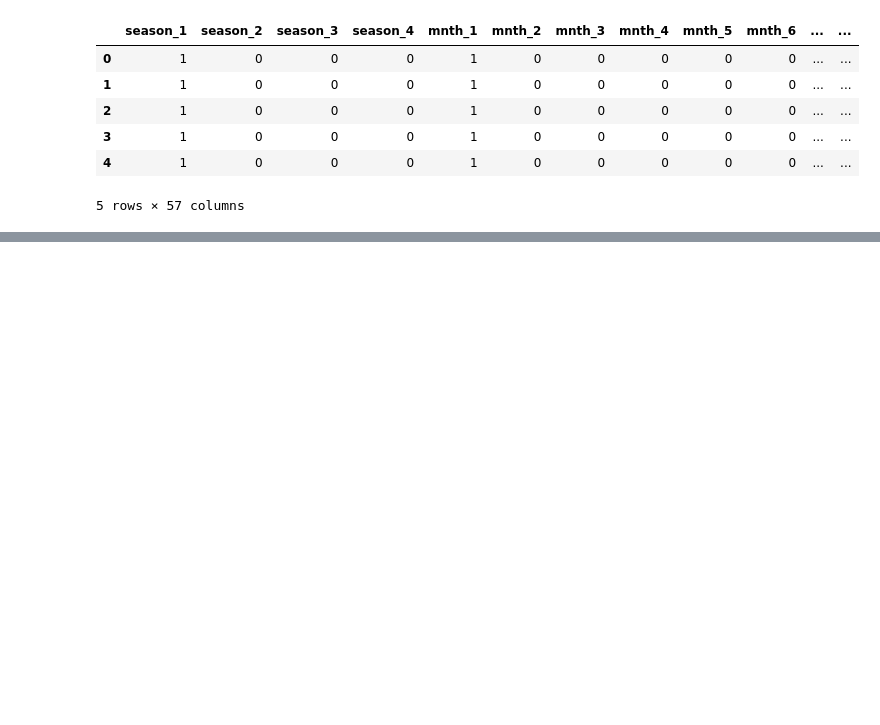
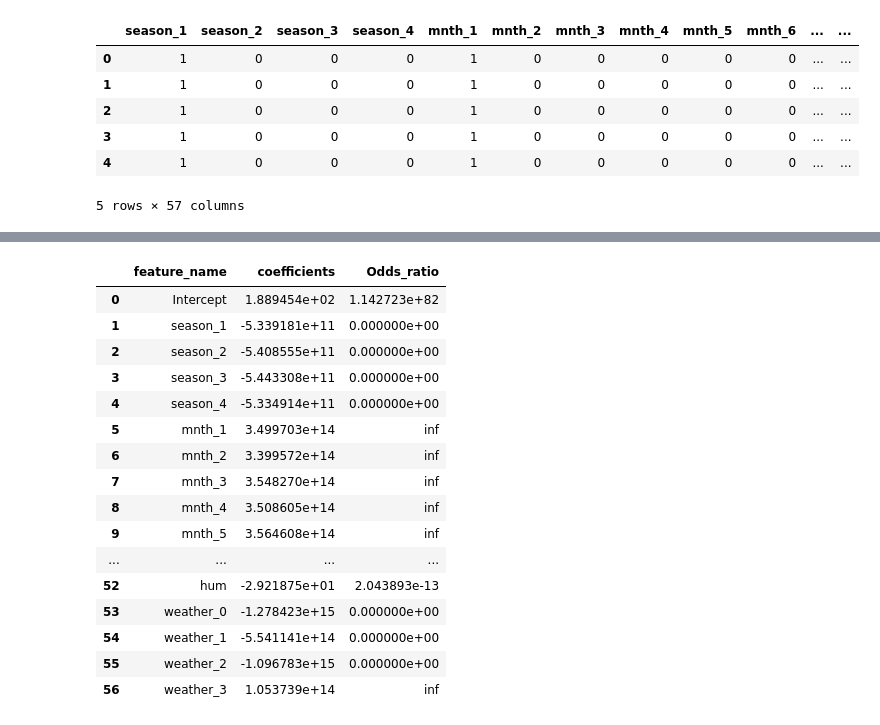
Before and after one commit to MasoudMoeini/Bike-Sharing-Dataset-Analysis, a Jupyter notebook: BikeSharing_MachineLearning.ipynb, the cells around one changed output, grey strips where cells are left out. Cells and saved outputs as stored; diff of their text form; code cells hidden in the pictures; blank space fills up the shorter version.

```diff
--- a/BikeSharing_MachineLearning.ipynb
+++ b/BikeSharing_MachineLearning.ipynb
@@ -43,0 +175,5 @@ data_preprocessed.head()
+# %%
+feature_name=unscaled_inputs.columns
+summary_table=pd.DataFrame(columns=['feature_name'],data=feature_name)
+summary_table['coefficients']=np.transpose(reg.coef_)
+summary_table
@@ -43,0 +200,5 @@ data_preprocessed.head()
+# %%
+summary_table.index=summary_table.index+1
+summary_table.loc[0]=['Intercept',reg.intercept_]
+summary_table=summary_table.sort_index()
+summary_table
@@ -43,0 +225,22 @@ data_preprocessed.head()
+# %%
+summary_table['Odds_ratio']=np.exp(summary_table.coefficients)
+summary_table.sort_values('Odds_ratio',ascending=False)
+summary_table
+# %% [output]
+|  | feature_name | coefficients | Odds_ratio |
+| 0 | Intercept | 1.889454e+02 | 1.142723e+82 |
+| 1 | season_1 | -5.339181e+11 | 0.000000e+00 |
+| 2 | season_2 | -5.408555e+11 | 0.000000e+00 |
+| 3 | season_3 | -5.443308e+11 | 0.000000e+00 |
+| 4 | season_4 | -5.334914e+11 | 0.000000e+00 |
+| 5 | mnth_1 | 3.499703e+14 | inf |
+| 6 | mnth_2 | 3.399572e+14 | inf |
+| 7 | mnth_3 | 3.548270e+14 | inf |
+| 8 | mnth_4 | 3.508605e+14 | inf |
+| 9 | mnth_5 | 3.564608e+14 | inf |
+| ... | ... | ... | ... |
+| 52 | hum | -2.921875e+01 | 2.043893e-13 |
+| 53 | weather_0 | -1.278423e+15 | 0.000000e+00 |
+| 54 | weather_1 | -5.541141e+14 | 0.000000e+00 |
+| 55 | weather_2 | -1.096783e+15 | 0.000000e+00 |
+| 56 | weather_3 | 1.053739e+14 | inf |
```
Also changed, not shown: parts of 44 cells of this notebook.
